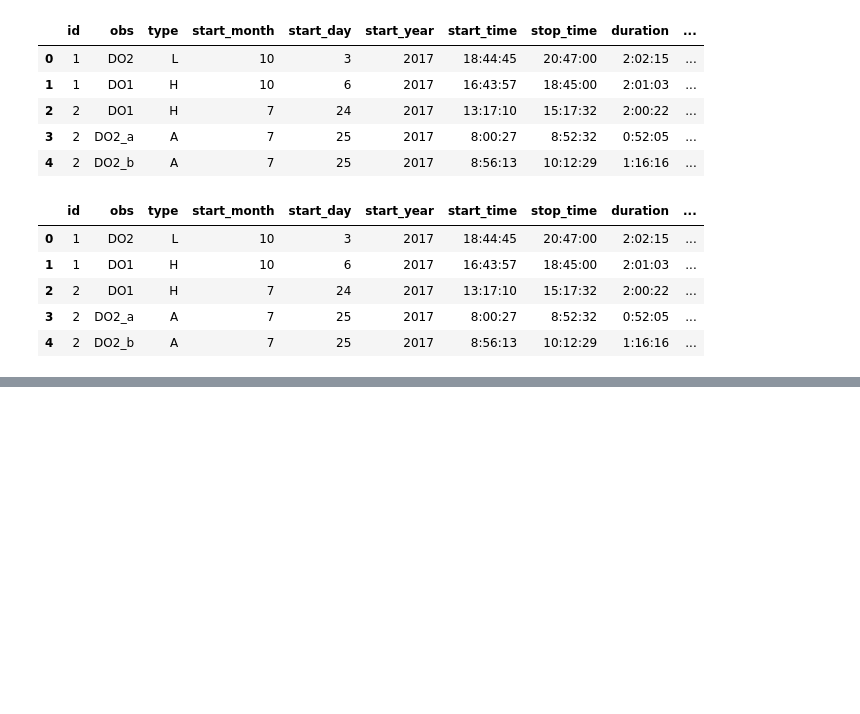
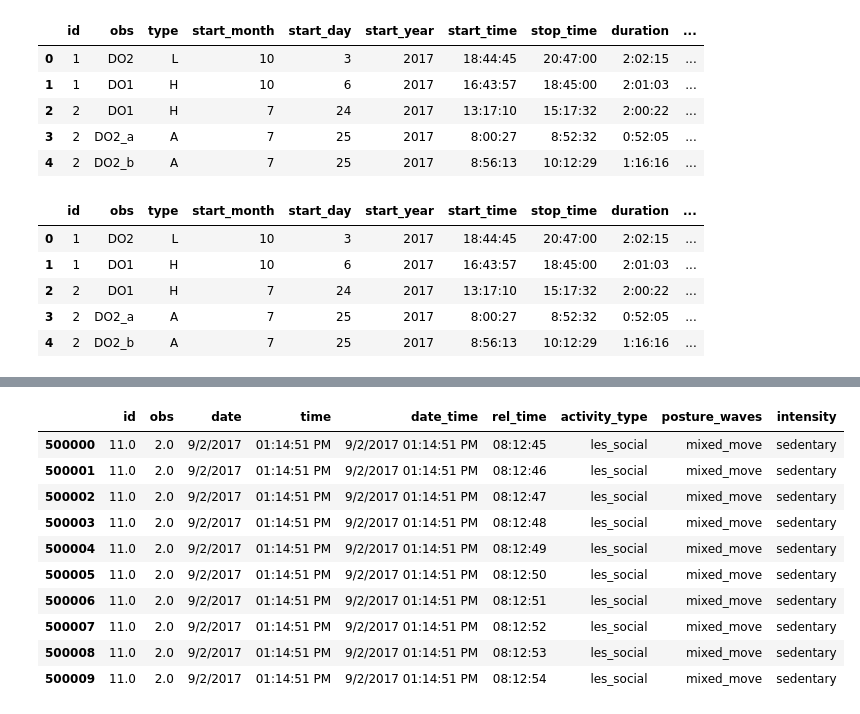
Before and after one commit to CameronWafer/WAVES, a Jupyter notebook: dataClean_Step1_AM.ipynb, the cells around one changed output, grey strips where cells are left out. Cells and saved outputs as stored; diff of their text form; code cells hidden in the pictures; blank space fills up the shorter version.

```diff
--- a/dataClean_Step1_AM.ipynb
+++ b/dataClean_Step1_AM.ipynb
@@ -926,0 +1379,14 @@ Length: 1, dtype: Int64
+# %%
+behav_copy.iloc[500000:500010]
+# %% [output]
+|  | id | obs | date | time | date_time | rel_time | activity_type | posture_waves | intensity |
+| 500000 | 11.0 | 2.0 | 9/2/2017 | 01:14:51 PM | 9/2/2017 01:14:51 PM | 08:12:45 | les_social | mixed_move | sedentary |
+| 500001 | 11.0 | 2.0 | 9/2/2017 | 01:14:51 PM | 9/2/2017 01:14:51 PM | 08:12:46 | les_social | mixed_move | sedentary |
+| 500002 | 11.0 | 2.0 | 9/2/2017 | 01:14:51 PM | 9/2/2017 01:14:51 PM | 08:12:47 | les_social | mixed_move | sedentary |
+| 500003 | 11.0 | 2.0 | 9/2/2017 | 01:14:51 PM | 9/2/2017 01:14:51 PM | 08:12:48 | les_social | mixed_move | sedentary |
+| 500004 | 11.0 | 2.0 | 9/2/2017 | 01:14:51 PM | 9/2/2017 01:14:51 PM | 08:12:49 | les_social | mixed_move | sedentary |
+| 500005 | 11.0 | 2.0 | 9/2/2017 | 01:14:51 PM | 9/2/2017 01:14:51 PM | 08:12:50 | les_social | mixed_move | sedentary |
+| 500006 | 11.0 | 2.0 | 9/2/2017 | 01:14:51 PM | 9/2/2017 01:14:51 PM | 08:12:51 | les_social | mixed_move | sedentary |
+| 500007 | 11.0 | 2.0 | 9/2/2017 | 01:14:51 PM | 9/2/2017 01:14:51 PM | 08:12:52 | les_social | mixed_move | sedentary |
+| 500008 | 11.0 | 2.0 | 9/2/2017 | 01:14:51 PM | 9/2/2017 01:14:51 PM | 08:12:53 | les_social | mixed_move | sedentary |
+| 500009 | 11.0 | 2.0 | 9/2/2017 | 01:14:51 PM | 9/2/2017 01:14:51 PM | 08:12:54 | les_social | mixed_move | sedentary |
```
Also changed, not shown: parts of 7 cells of this notebook, 6 other files.
